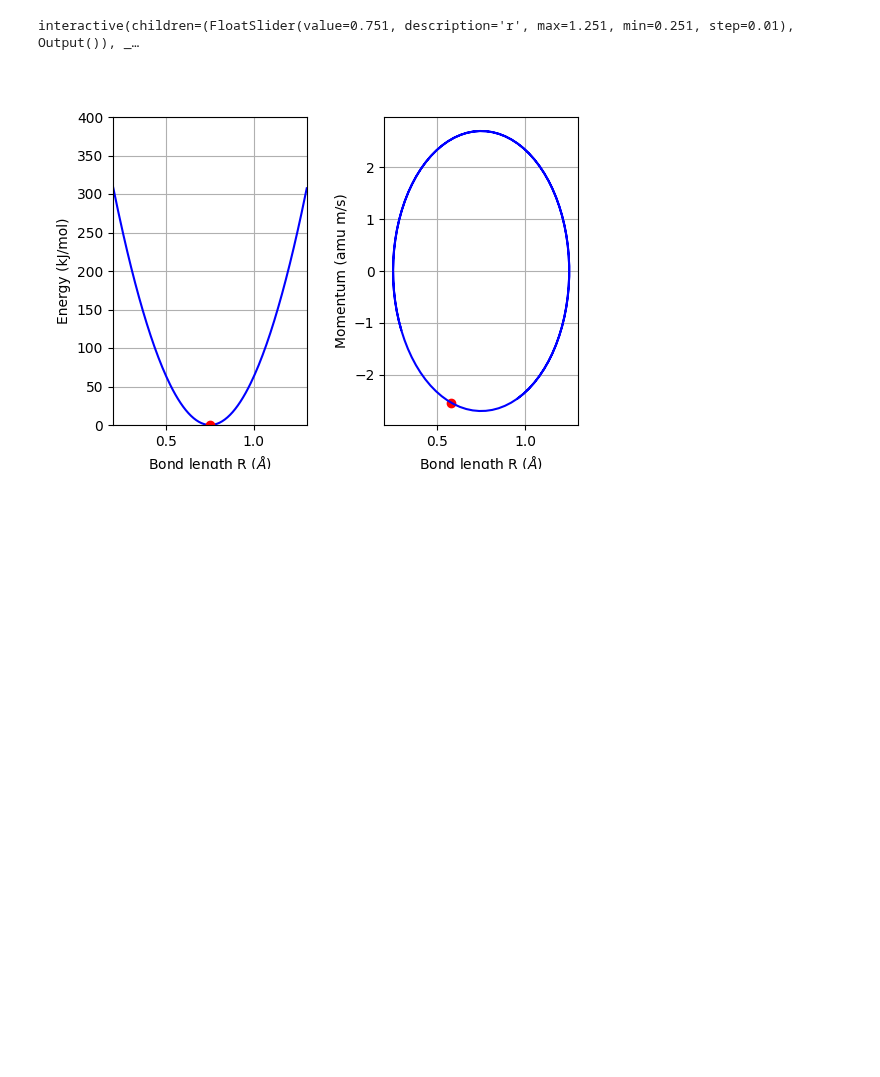
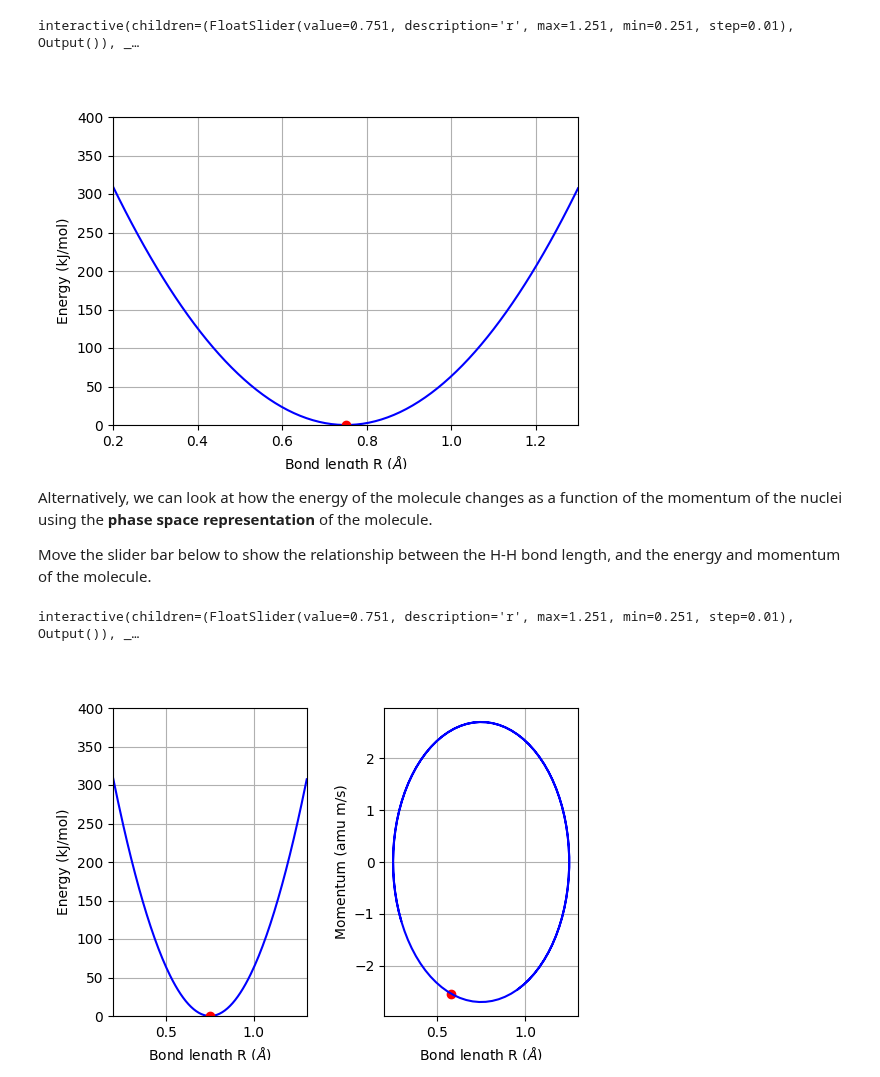
Before and after one commit to alisterpage/CHEM3580-Jupyter-Notebooks, a Jupyter notebook: h2_phasespace.ipynb, the cells around one changed output. Cells and saved outputs as stored; diff of their text form; code cells hidden in the pictures; blank space fills up the shorter version.

```diff
--- a/h2_phasespace.ipynb
+++ b/h2_phasespace.ipynb
@@ -5 +13,58 @@
+# %%
+#@title
+%matplotlib widget
+import ipywidgets as widgets
+import matplotlib.pyplot as plt
+import numpy as np
+from google.colab import output
+output.enable_custom_widget_manager()
+
+# set up plot
+fig, ax = plt.subplots(figsize=(6, 4), gridspec_kw={'wspace': 0.4})
+ax.set_ylim([0, 400])
+ax.set_xlim([0.2,1.3])
+ax.set_ylabel("Energy (kJ/mol)")
+ax.set_xlabel("Bond length R ($\AA$)")
+ax.grid(True)
+#ax[1].set_xlabel("Bond length R ($\AA$)")
+#ax[1].set_ylabel("Momentum (amu m/s)")
+#ax[1].set_xlim([0.251,1.251])
+#ax[1].set_ylim([-20.0,+20.0])
+#ax[1].grid(True)
+
+#declare globals
+xarray = np.linspace(0.2, 1.3, 150)
+xmin=0.751
+k = 1020.0
+A = 0.5
+w = 10.0
+m = 1.08*1.08/(1.08+1.08)
+
+def harmonic_curve(k, xarray, xmin):
+    return k*(xarray-xmin)**2
+
+def harmonic_energy(k, r, xmin):
+    return k*(r-xmin)**2
+
+def harmonic_position(A,w,r):
+    return A*np.cos(w*r)
+
+def harmonic_momentum(A,w,r,m):
+    return -m*A*w*np.sin(w*r)
+
+@widgets.interact(r=(0.251, 1.251, 0.01),continuous_update=False)
+def update(r = 0.751):
+    """Remove old lines from plot and plot new one"""
+    [l.remove() for l in ax.lines]
+    ax.plot(xarray, harmonic_curve(k,xarray,xmin),color='blue')
+    ax.plot(r,harmonic_energy(k,r,xmin),marker="o",color='red')
+    #ax[1].plot(xmin-harmonic_position(A,w,r),harmonic_momentum(A,w,r,m),marker="o",color='red')
+    #ax[1].plot(xmin-harmonic_position(A,w,xarray),harmonic_momentum(A,w,xarray,m),color='blue')
+# %% [output]
+interactive(children=(FloatSlider(value=0.751, description='r', max=1.251, min=0.251, step=0.01), Output()), _…
+[figure, added]
+# %% [markdown]
+Alternatively, we can look at how the energy of the molecule changes as a function of the momentum of the nuclei using the **phase space representation** of the molecule.
+
+Move the slider bar below to show the relationship between the H-H bond length, and the energy and momentum of the molecule.
 # %%
```
Also changed, not shown: parts of 5 cells of this notebook.
